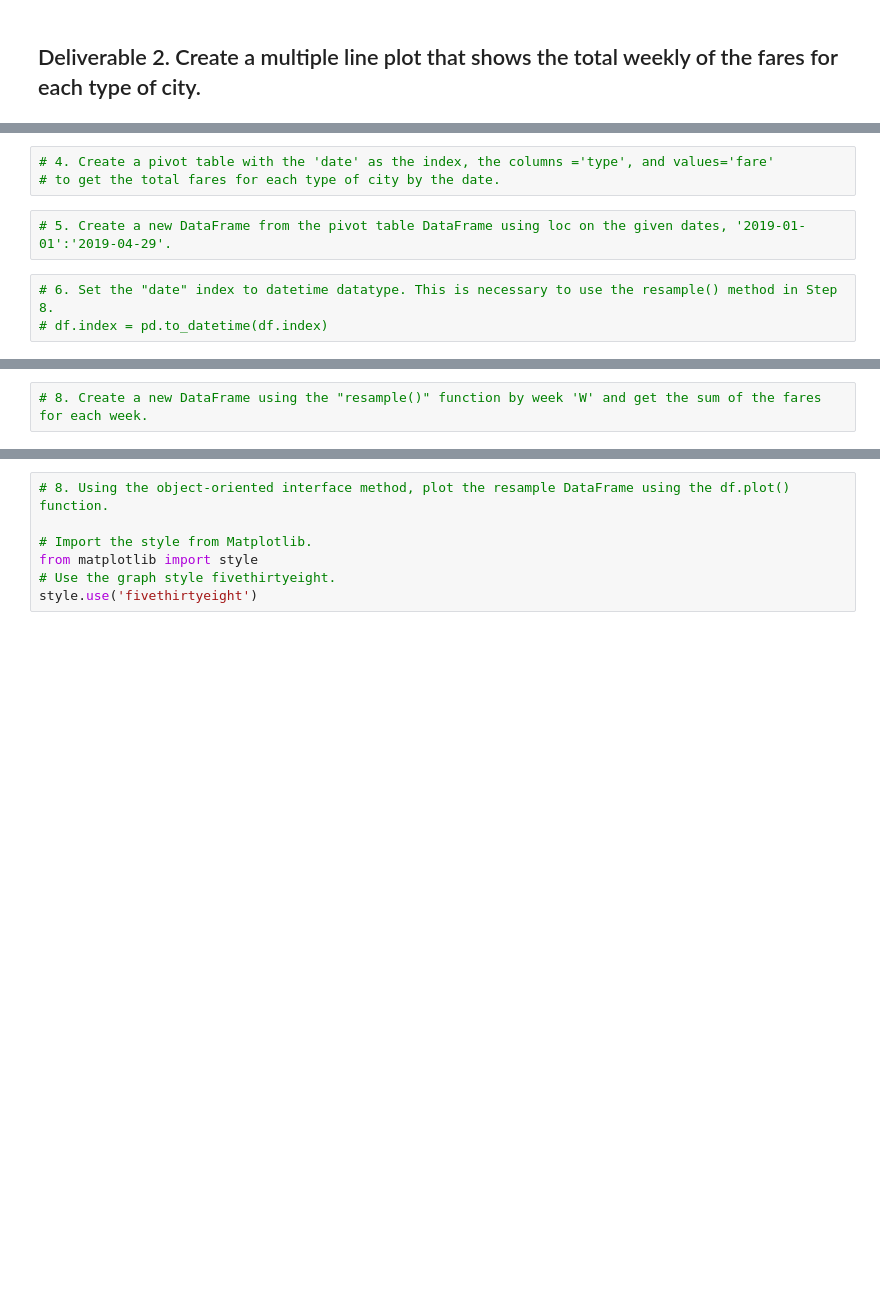
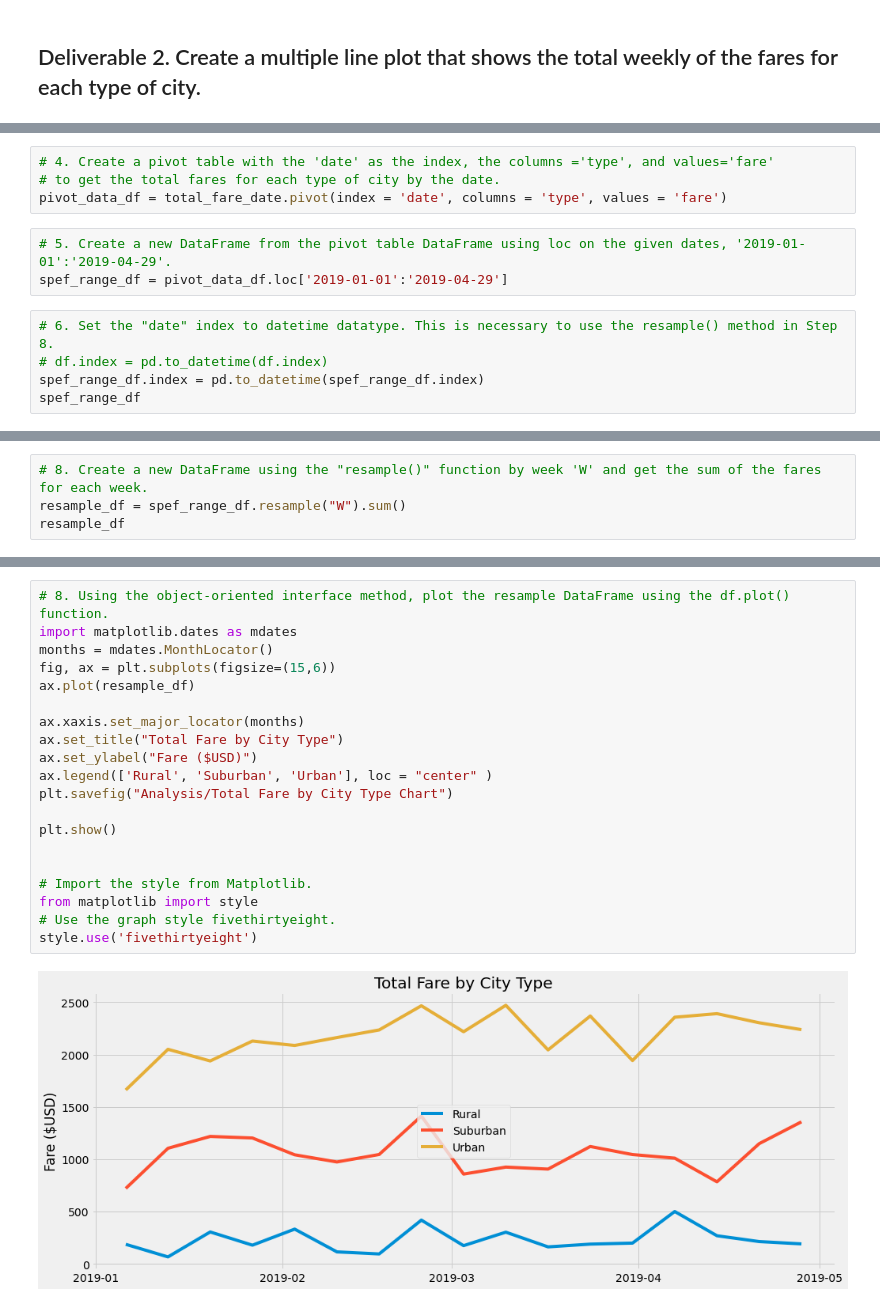
Before and after one commit to Changscorner/PyBer_Analysis, a Jupyter notebook: PyBer_Challenge.ipynb, the cells around one changed output, grey strips where cells are left out. Cells and saved outputs as stored; diff of their text form; blank space fills up the shorter version.

```diff
--- a/PyBer_Challenge.ipynb
+++ b/PyBer_Challenge.ipynb
@@ -85,8 +94,12 @@ pyber_summary_df.head()
 # %%
 # 4. Create a pivot table with the 'date' as the index, the columns ='type', and values='fare'
 # to get the total fares for each type of city by the date.
+pivot_data_df = total_fare_date.pivot(index = 'date', columns = 'type', values = 'fare')
 # %%
 # 5. Create a new DataFrame from the pivot table DataFrame using loc on the given dates, '2019-01-01':'2019-04-29'.
+spef_range_df = pivot_data_df.loc['2019-01-01':'2019-04-29']
 # %%
 # 6. Set the "date" index to datetime datatype. This is necessary to use the resample() method in Step 8.
 # df.index = pd.to_datetime(df.index)
+spef_range_df.index = pd.to_datetime(spef_range_df.index)
+spef_range_df
@@ -95,2 +135,4 @@ pyber_summary_df.head()
 # %%
 # 8. Create a new DataFrame using the "resample()" function by week 'W' and get the sum of the fares for each week.
+resample_df = spef_range_df.resample("W").sum()
+resample_df
@@ -97,7 +159,22 @@ pyber_summary_df.head()
 # %%
 # 8. Using the object-oriented interface method, plot the resample DataFrame using the df.plot() function.
+import matplotlib.dates as mdates
+months = mdates.MonthLocator()
+fig, ax = plt.subplots(figsize=(15,6))
+ax.plot(resample_df)
+
+ax.xaxis.set_major_locator(months)
+ax.set_title("Total Fare by City Type")
+ax.set_ylabel("Fare ($USD)")
+ax.legend(['Rural', 'Suburban', 'Urban'], loc = "center" )
+plt.savefig("Analysis/Total Fare by City Type Chart")
+
+plt.show()
+
 
 # Import the style from Matplotlib.
 from matplotlib import style
 # Use the graph style fivethirtyeight.
 style.use('fivethirtyeight')
+# %% [output]
+[figure, added]
```
Also changed, not shown: parts of 14 cells of this notebook.
